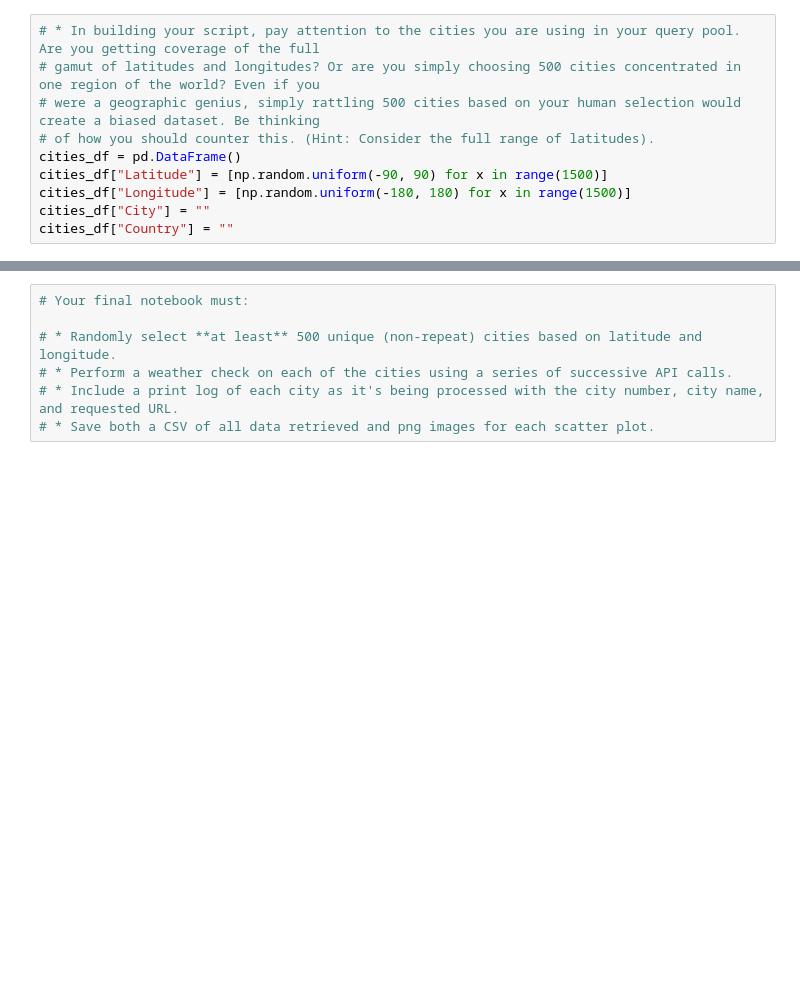
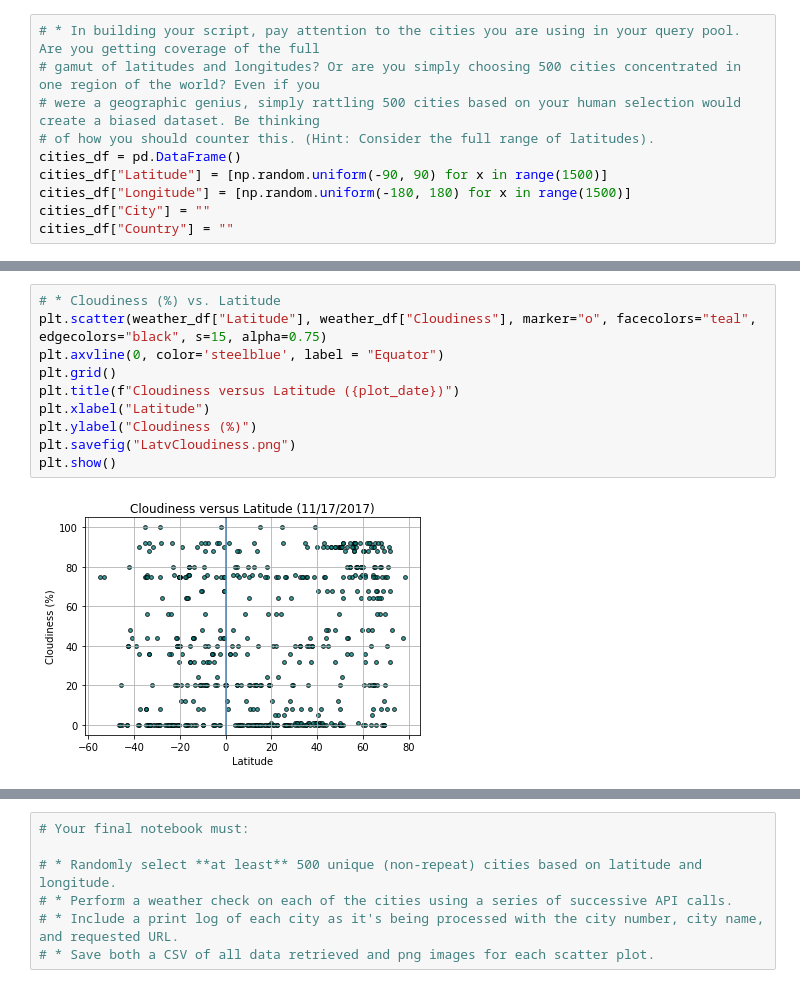
Before and after one commit to donnaadietrich/utexas-homework-pythonapis, a Jupyter notebook: weatherpy.ipynb, the cells around one changed output, grey strips where cells are left out. Cells and saved outputs as stored; diff of their text form; blank space fills up the shorter version.

```diff
--- a/weatherpy.ipynb
+++ b/weatherpy.ipynb
@@ -150,0 +144,12 @@ cities_df.head()
+# %%
+# * Cloudiness (%) vs. Latitude
+plt.scatter(weather_df["Latitude"], weather_df["Cloudiness"], marker="o", facecolors="teal", edgecolors="black", s=15, alpha=0.75)
+plt.axvline(0, color='steelblue', label = "Equator")
+plt.grid()
+plt.title(f"Cloudiness versus Latitude ({plot_date})")
+plt.xlabel("Latitude")
+plt.ylabel("Cloudiness (%)")
+plt.savefig("LatvCloudiness.png")
+plt.show()
+# %% [output]
+[figure, added]
```
Also changed, not shown: parts of 27 cells of this notebook, 5 other files.
